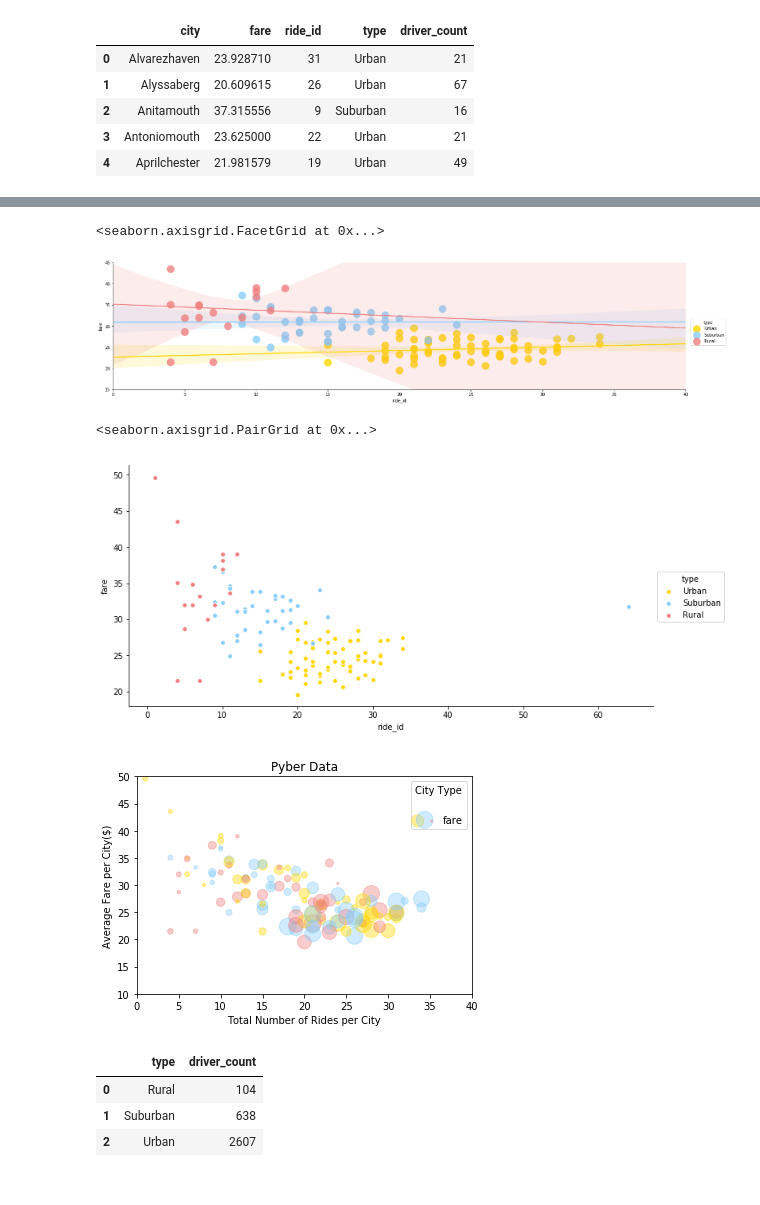
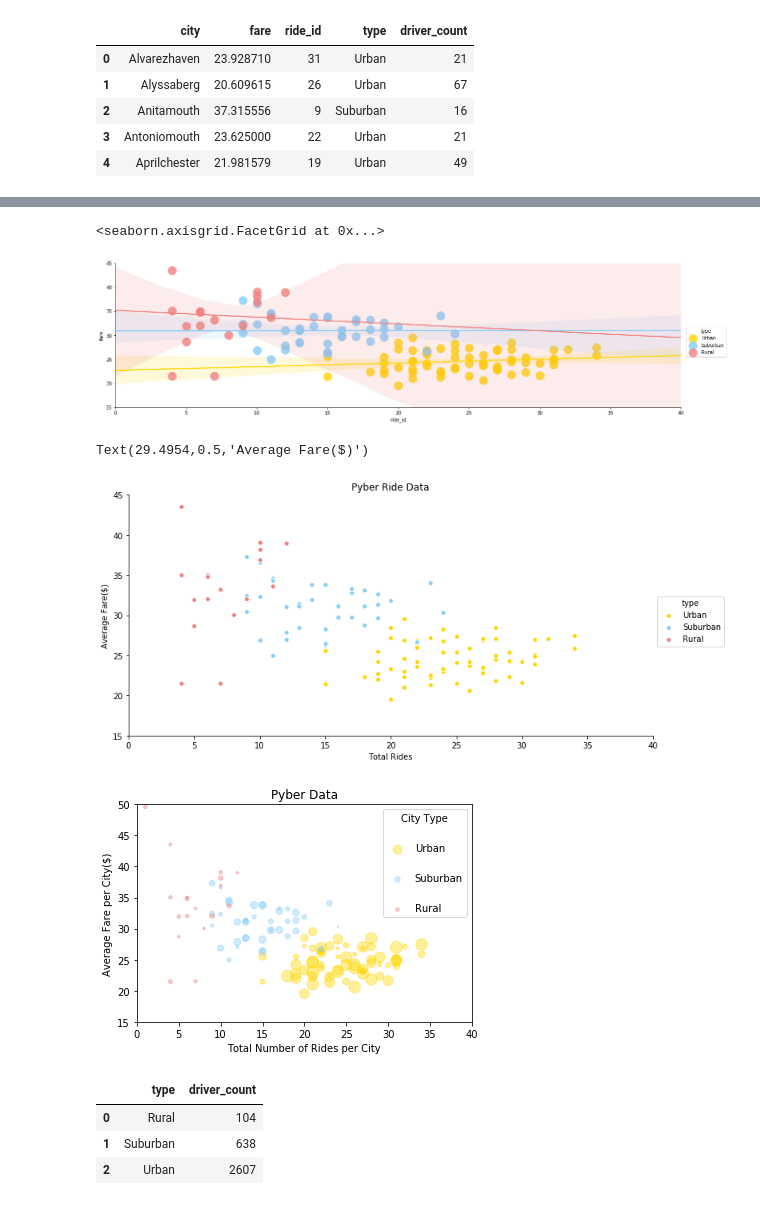
Before and after one commit to ehyoder/Matplotlib, a Jupyter notebook: Pyber_homework_Beth_Yoder_new.ipynb, the cells around one changed output, grey strips where cells are left out. Saved outputs shown, nothing was run; the diff lists cells and outputs as text; code cells hidden in the pictures.

```diff
--- a/Pyber_homework_Beth_Yoder_new.ipynb
+++ b/Pyber_homework_Beth_Yoder_new.ipynb
@@ -66,43 +97,50 @@ merge4.head()
 # %%
 # Attempt at using seaborn's lmplot to create bubble chart
 palette = ["Gold", "#87cefa", "#f08080"]
 #plt.xlim(0, 40)
 #plt.ylim(0, 50)
 s = merge4["driver_count"]
-plot = sb.lmplot(x="ride_id", y="fare", aspect=4, data=merge4, hue="type", palette=palette, scatter_kws={"s": 300})
+plot = sb.lmplot(x="ride_id", y="fare", aspect=3.5, data=merge4, hue="type", palette=palette, scatter_kws={"s": 300})
 plot.set(ylim=(15, 45))
 plot.set(xlim=(0, 40))
 # %% [output]
 <seaborn.axisgrid.FacetGrid at 0x...>
-[figure, old version]
+[figure, new version]
 # %%
 # Attempt at using Seaborn's pairplot to create bubble chart
 palette = ["Gold", "#87cefa", "#f08080"]
+
 sb.pairplot(merge4, hue="type", palette=palette, x_vars="ride_id", y_vars="fare", kind='scatter', size=5, aspect=2)
 #pairplot.set(ylim=(15,45))
-#sb.plt.ylim(15, 45)
-#sb.plt.xlim(0, 40)
+plt.ylim(15, 45)
+plt.xlim(0, 40)
+plt.title("Pyber Ride Data")
+plt.xlabel("Total Rides")
+plt.ylabel("Average Fare($)")
+#label pairplot axes
 # %% [output]
-<seaborn.axisgrid.PairGrid at 0x...>
+Text(29.4954,0.5,'Average Fare($)')
-[figure, old version]
+[figure, new version]
 # %%
 # Attempt at using Matplotlib to create bubble chart
-colors = ["Gold", "#87cefa", "#f08080"]
-plt.ylim(10,50)
+#colors = ["Gold", "#87cefa", "#f08080"]
+plt.ylim(15,50)
 plt.xlim(0,40)
-plt.scatter(x=merge4['ride_id'], y=merge4['fare'], s=merge4['driver_count']*4, c=colors, alpha=0.4)
+plt.scatter(x=urban['ride_id'], y=urban['fare'], s=urban['driver_count']*2, c="Gold", alpha=0.4, label="Urban")
+plt.scatter(x=suburban['ride_id'], y=suburban['fare'], s=suburban['driver_count']*2, c="#87cefa", alpha=0.4, label="Suburban")
+plt.scatter(x=rural['ride_id'], y=rural['fare'], s=rural['driver_count']*2, c="#f08080", alpha=0.4, label="Rural")
 # Add titles (main and on axis)
 plt.xlabel("Total Number of Rides per City")
 plt.ylabel("Average Fare per City($)")
 plt.title("Pyber Data")
 plt.axis(aspect='equal')
 
-plt.legend(scatterpoints=3, frameon=True, labelspacing=2, title='City Type', loc='best',
-           ncol=5,
+plt.legend(scatterpoints=1, frameon=True, labelspacing=2, title='City Type', loc='best',
            fontsize=10)
 plt.show()
+#plt.figure(figsize=(50,25))
 # %% [output]
-[figure, old version]
+[figure, new version]
 # %%
 # Count the drivers in each city type
 drivers = city_data.groupby("type").sum()["driver_count"]
```
Also changed, not shown: parts of 7 cells of this notebook.
